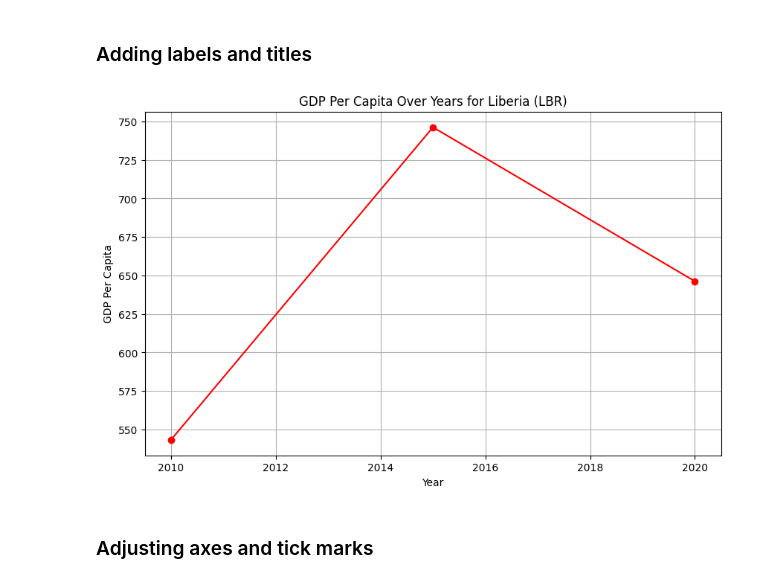
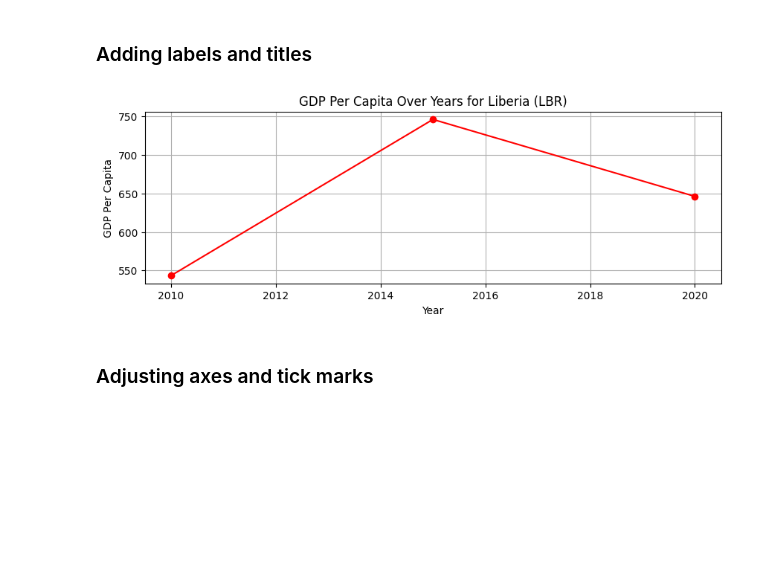
Before and after one commit to ismayc/oreilly-data-analysis-with-python, a Jupyter notebook: exercises_solutions.ipynb, the cells around one changed output. Saved outputs shown, nothing was run; the diff lists cells and outputs as text; code cells hidden in the pictures; blank space fills up the shorter version.

```diff
--- a/exercises_solutions.ipynb
+++ b/exercises_solutions.ipynb
@@ -948,17 +967,17 @@ plt.show();
 # %%
 # Filter data for a specific country
 liberia_data = economies[economies['code'] == 'LBR']
 
 # Line plot of gdp_percapita over the years with labels and titles
-plt.figure(figsize=(10, 6))
+plt.figure(figsize=(10, 3))
 plt.plot(liberia_data['year'], liberia_data['gdp_percapita'], marker='o', linestyle='-', color='r')
 plt.xlabel('Year')
 plt.ylabel('GDP Per Capita')
 plt.title('GDP Per Capita Over Years for Liberia (LBR)')
 plt.grid(True)
 plt.show();
 # %% [output]
-[figure, old version]
+[figure, new version]
 # %% [markdown]
 ### Adjusting axes and tick marks
 # %%
```
Also changed, not shown: parts of 34 cells of this notebook, 22 other files.
